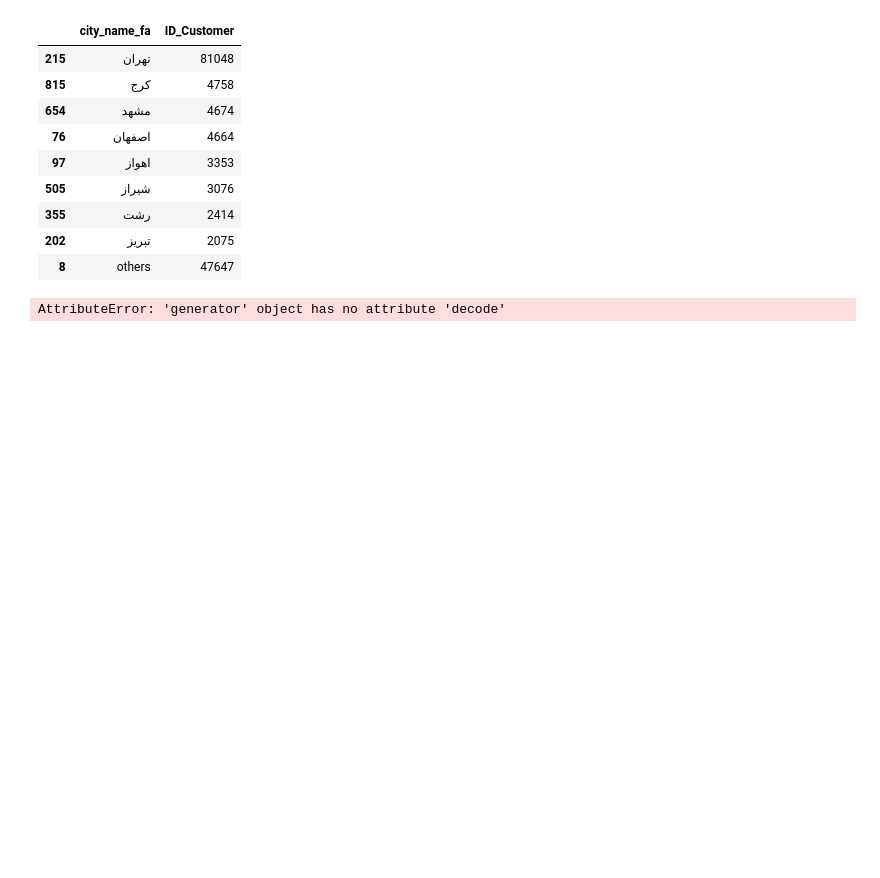
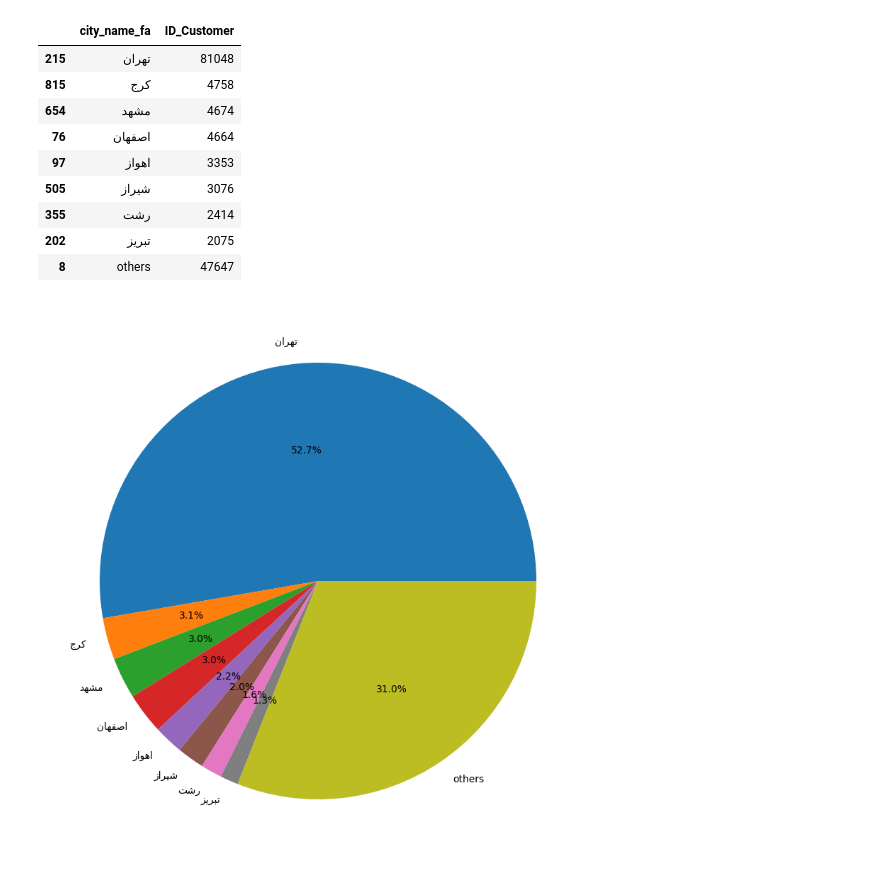
Before and after one commit to KhadijehValipour/MachineLearning2, a Jupyter notebook: digikala.ipynb, the cells around one changed output. Drawn from its saved outputs; the diff is of its cells as text; code cells hidden in the pictures; blank space fills up the shorter version.

```diff
--- a/digikala.ipynb
+++ b/digikala.ipynb
@@ -88,11 +88,12 @@ x_8.head(10)
 # %%
 #pie
 from bidi.algorithm import get_display
 from arabic_reshaper import reshape
-persian_label= [get_display(reshape(label) for label in x_8['city_name_fa']).to_numpy(dtype=(str))]
-plt.figure(figsize=(12,12))
+persian_label= [get_display(reshape(label) )for label in x_8['city_name_fa'].to_numpy(dtype=(str))]
+plt.figure(figsize=(10,10))
 
 plt.pie(x_8['ID_Customer'] , labels = persian_label , autopct='%1.1f%%')
-plt.saving("plot2.png")
+
+plt.savefig("plot2.png")
 # %% [output]
-AttributeError: 'generator' object has no attribute 'decode'
+[figure, added]
```
Also changed, not shown: parts of 1 cell of this notebook, 5 other files.
